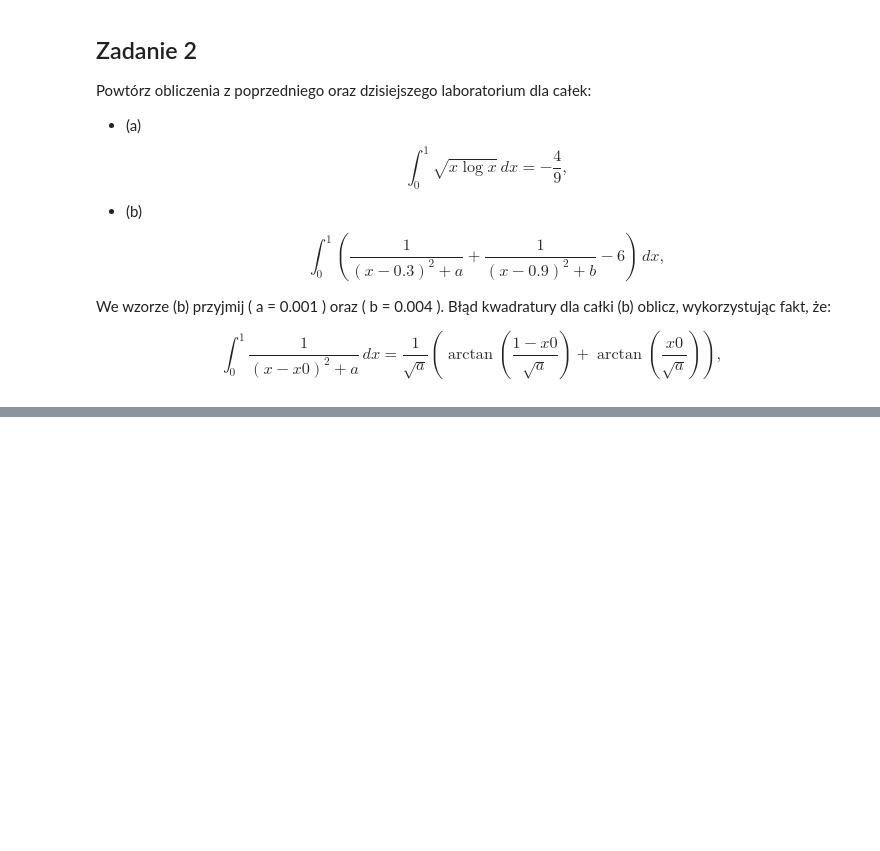
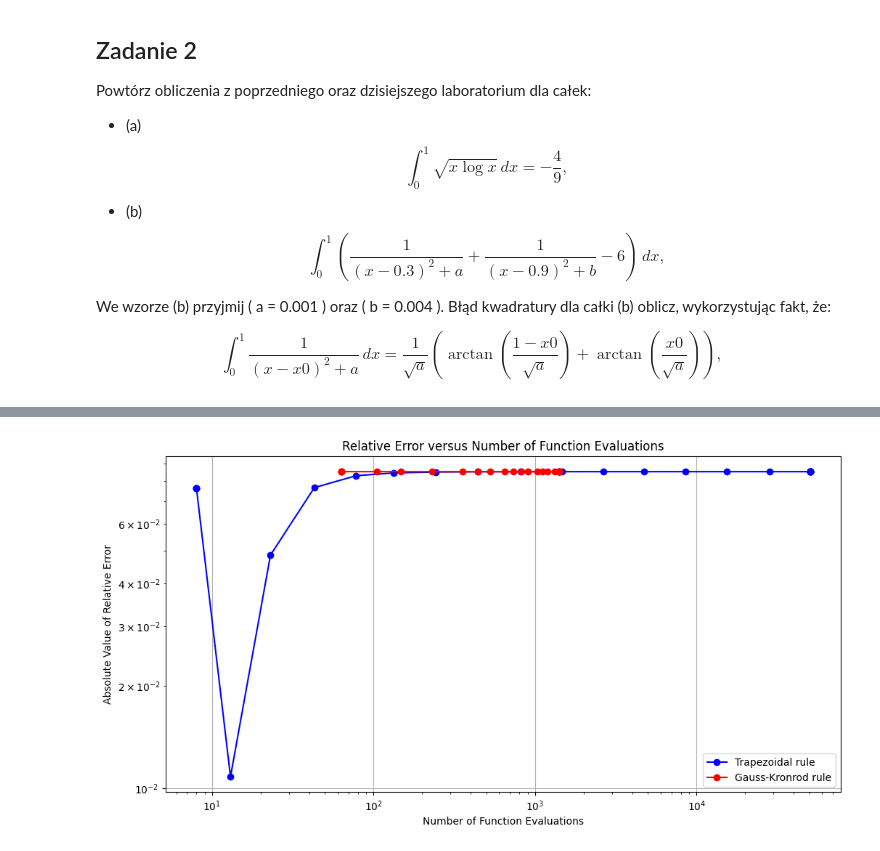
Before and after one commit to biganton/MOWNIT, a Jupyter notebook: lab7/lab7.ipynb, the cells around one changed output, grey strips where cells are left out. Saved outputs shown, nothing was run; the diff lists cells and outputs as text; code cells hidden in the pictures; blank space fills up the shorter version.

```diff
--- a/lab7/lab7.ipynb
+++ b/lab7/lab7.ipynb
@@ -26,0 +124,37 @@ $$ \int_0^1 \frac{1}{(x-x0)^2 + a} \, dx = \frac{1}{\sqrt{a}} \left( \arctan \le
+# %%
+def f_a(x):
+    if x == 0: return 0
+    return -np.sqrt(-x * np.log(x))
+
+true_value_a = -4/9
+tolerances = np.logspace(1, -14, 30)
+
+errors_trapezoidal_f_a = []
+evaluations_trapezoidal_f_a  = []
+
+for tol in tolerances:
+    result, err, info = integrate.quad_vec(f_a, 0, 1, epsabs=tol, full_output=True, quadrature='trapezoid')
+    error = np.abs((result - true_value_a) / true_value_a)
+    errors_trapezoidal_f_a .append(error)
+    evaluations_trapezoidal_f_a .append(info.neval)
+
+errors_gauss_kronrod_f_a  = []
+evaluations_gauss_kronrod_f_a  = []
+
+for tol in tolerances:
+    result, err, info = integrate.quad_vec(f_a, 0, 1, epsabs=tol, full_output=True)
+    error = np.abs((result - true_value_a) / true_value_a)
+    errors_gauss_kronrod_f_a .append(error)
+    evaluations_gauss_kronrod_f_a .append(info.neval)
+
+plt.figure(figsize=(12, 6))
+plt.loglog(evaluations_trapezoidal_f_a, errors_trapezoidal_f_a, 'bo-', label='Trapezoidal rule')
+plt.loglog(evaluations_gauss_kronrod_f_a, errors_gauss_kronrod_f_a, 'ro-', label='Gauss-Kronrod rule')
+plt.xlabel('Number of Function Evaluations')
+plt.ylabel('Absolute Value of Relative Error')
+plt.title('Relative Error versus Number of Function Evaluations')
+plt.legend()
+plt.grid(True)
+plt.show()
+# %% [output]
+[figure, added]
```
Also changed, not shown: parts of 16 cells of this notebook.
